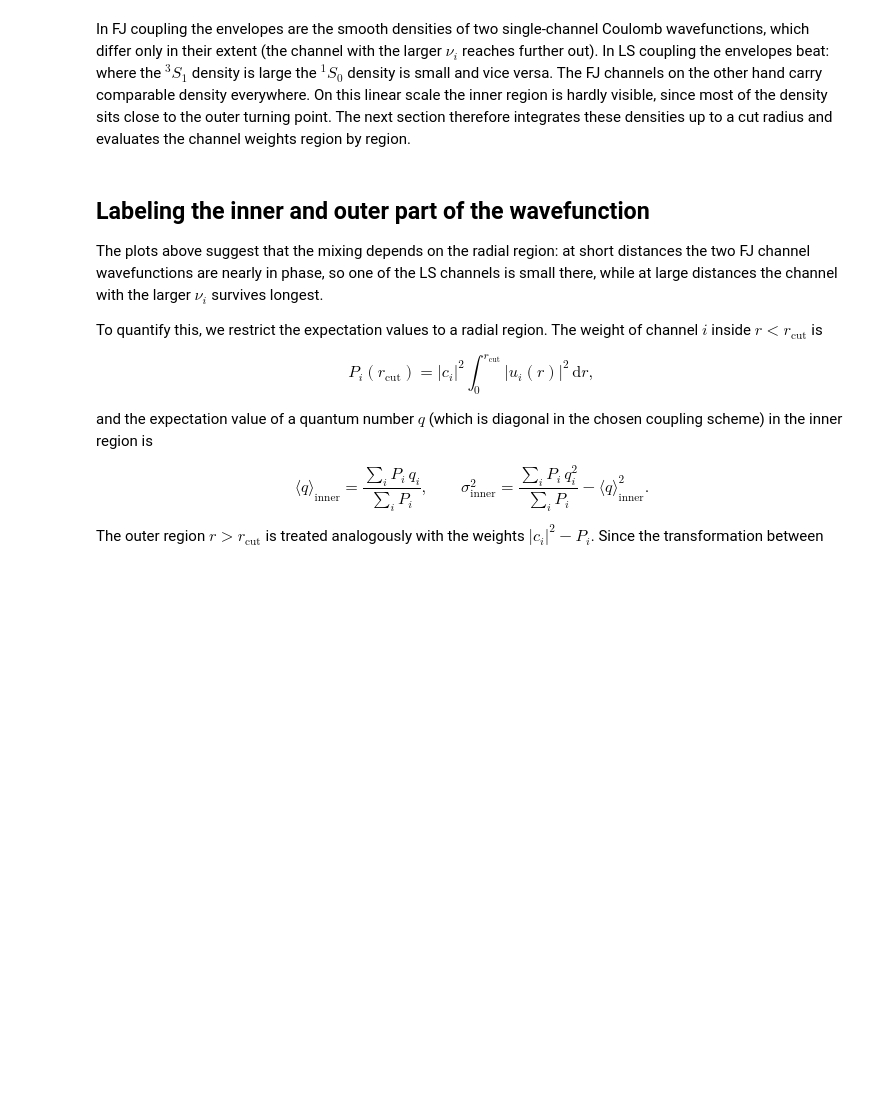
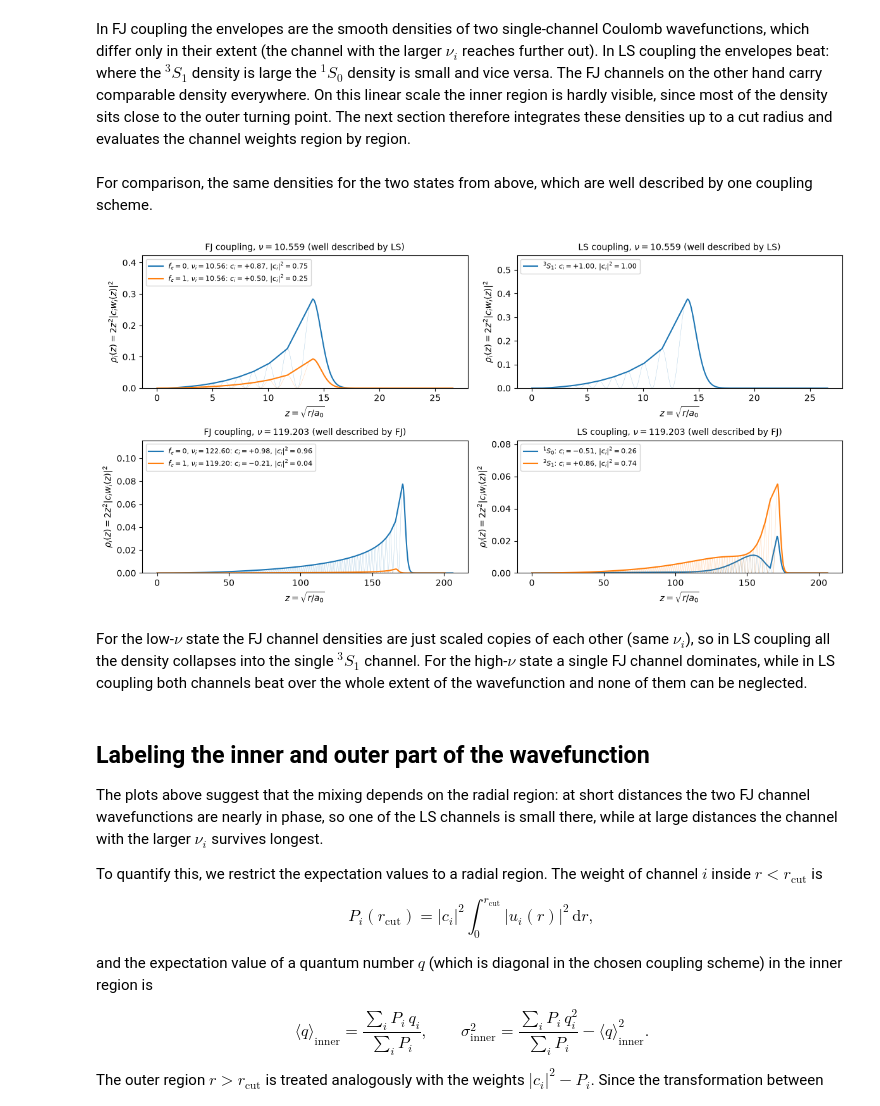
Before and after one commit to johannes-moegerle/rydstate, a Jupyter notebook: docs/examples/mqdt/mqdt_radial_wavefunctions_fj_vs_ls.ipynb, the cells around one changed output. Saved outputs shown, nothing was run; the diff lists cells and outputs as text; code cells hidden in the pictures; blank space fills up the shorter version.

Commit message:
[docs] add density figure for the well described comparison states
Co-Authored-By: Claude Fable 5.1 <noreply@anthropic.com>

```diff
--- a/docs/examples/mqdt/mqdt_radial_wavefunctions_fj_vs_ls.ipynb
+++ b/docs/examples/mqdt/mqdt_radial_wavefunctions_fj_vs_ls.ipynb
@@ -258,7 +258,7 @@ def plot_density_channels(ax: plt.Axes, state: rydstate.RydbergStateMQDT, coupli
     for j, (coeff, ket) in enumerate(get_channels(state, coupling_scheme)):
         z_list = ket.radial.z_list
         density = calc_density(coeff, ket)
-        ax.plot(z_list, density, f"C{j}", lw=0.3, alpha=0.6)
+        ax.plot(z_list, density, f"C{j}", lw=0.3, alpha=0.4)
         ax.plot(z_list, calc_envelope(z_list, density), f"C{j}", lw=1.5, label=get_channel_label(coeff, ket))
     ax.set_xlabel(r"$z = \sqrt{r / a_0}$")
     ax.set_ylabel(r"$\rho_i(z) = 2 z^2 |c_i w_i(z)|^2$")
@@ -286,6 +286,26 @@ In LS coupling the envelopes beat: where the $^3S_1$ density is large the $^1S_0
 The FJ channels on the other hand carry comparable density everywhere.
 On this linear scale the inner region is hardly visible, since most of the density sits close to the outer turning point.
 The next section therefore integrates these densities up to a cut radius and evaluates the channel weights region by region.
+# %% [markdown]
+For comparison, the same densities for the two states from above, which are well described by one coupling scheme.
+# %%
+fig, axs = plt.subplots(2, 2, figsize=(12, 6), sharex="row")
+for row, (i, description) in enumerate([(i_ls, "well described by LS"), (i_fj, "well described by FJ")]):
+    state = basis.states[i]
+    for col, coupling_scheme in enumerate(["FJ", "LS"]):
+        ax = axs[row, col]
+        plot_density_channels(ax, state, coupling_scheme)
+        ax.set_title(rf"{coupling_scheme} coupling, $\nu = {nu[i]:.3f}$ ({description})", fontsize=10)
+
+fig.tight_layout()
+plt.show()
+# %% [output]
+[figure, added]
+# %% [markdown]
+For the low-$\nu$ state the FJ channel densities are just scaled copies of each other (same $\nu_i$),
+so in LS coupling all the density collapses into the single $^3S_1$ channel.
+For the high-$\nu$ state a single FJ channel dominates, while in LS coupling both channels beat over the whole extent of the wavefunction
+and none of them can be neglected.
 # %% [markdown]
 ## Labeling the inner and outer part of the wavefunction
 
```
